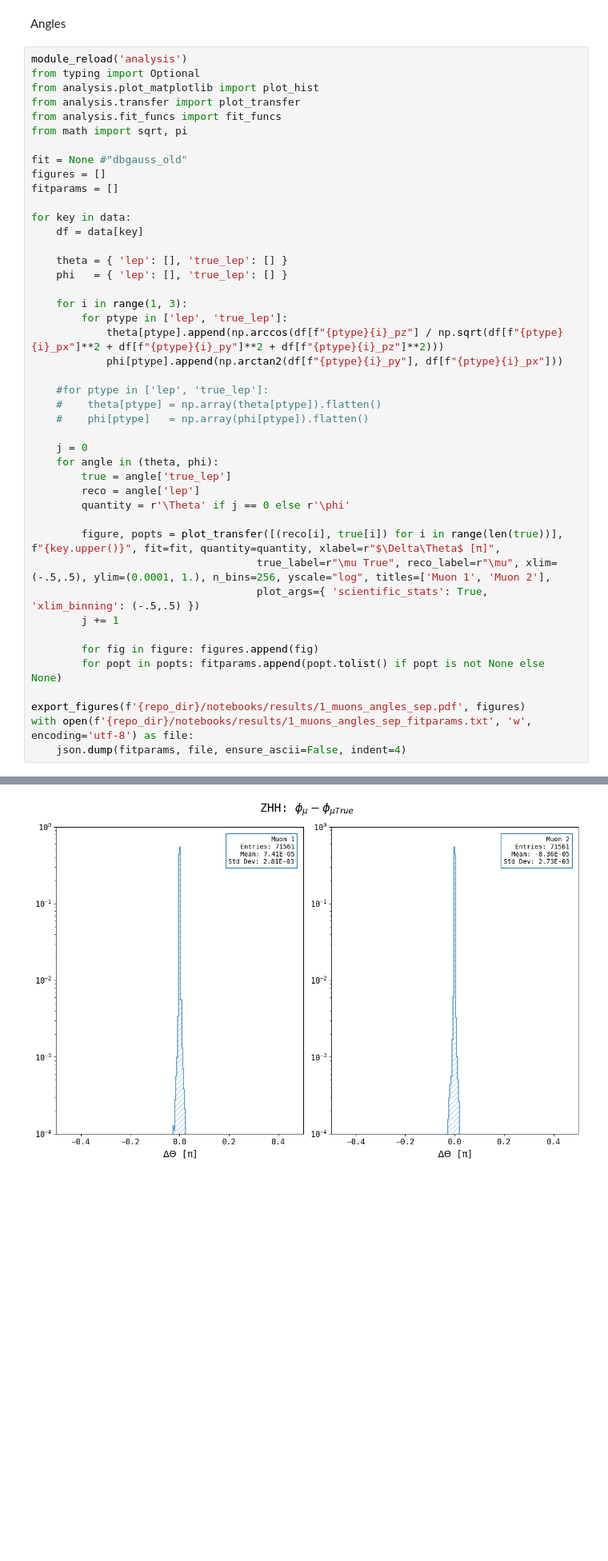
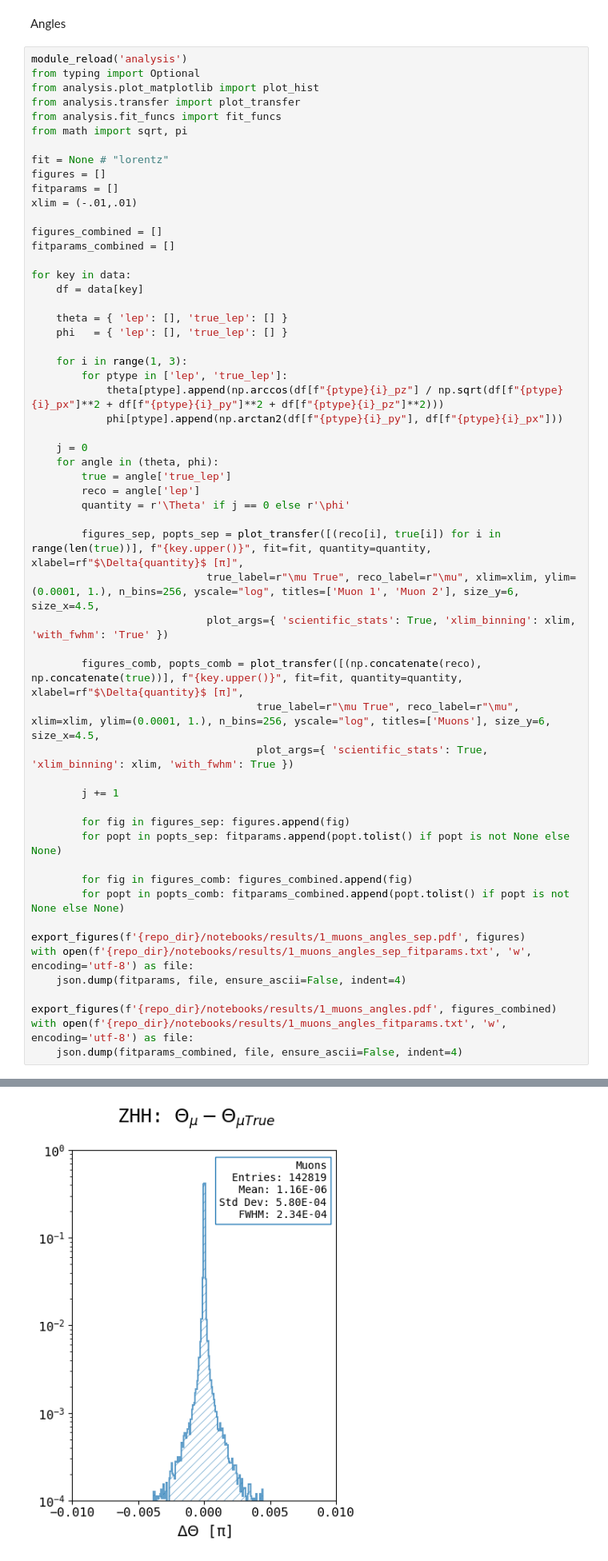
Before and after one commit to nVentis/MEM_HEP, a Jupyter notebook: notebooks/results/1_muon_transfer_functions.ipynb, the cells around one changed output, grey strips where cells are left out. Shown at 80% size. Cells and saved outputs as stored; diff of their text form; blank space fills up the shorter version.

```diff
--- a/notebooks/results/1_muon_transfer_functions.ipynb
+++ b/notebooks/results/1_muon_transfer_functions.ipynb
@@ -35,9 +35,13 @@ from analysis.transfer import plot_transfer
 from analysis.fit_funcs import fit_funcs
 from math import sqrt, pi
 
-fit = None #"dbgauss_old"
+fit = None # "lorentz"
 figures = []
 fitparams = []
+xlim = (-.01,.01)
+
+figures_combined = []
+fitparams_combined = []
 
 for key in data:
     df = data[key]
@@ -50,25 +54,33 @@ for key in data:
             theta[ptype].append(np.arccos(df[f"{ptype}{i}_pz"] / np.sqrt(df[f"{ptype}{i}_px"]**2 + df[f"{ptype}{i}_py"]**2 + df[f"{ptype}{i}_pz"]**2)))
             phi[ptype].append(np.arctan2(df[f"{ptype}{i}_py"], df[f"{ptype}{i}_px"]))
 
-    #for ptype in ['lep', 'true_lep']:
-    #    theta[ptype] = np.array(theta[ptype]).flatten()
-    #    phi[ptype]   = np.array(phi[ptype]).flatten()
-
     j = 0
     for angle in (theta, phi):
         true = angle['true_lep']
         reco = angle['lep']
         quantity = r'\Theta' if j == 0 else r'\phi'
 
-        figure, popts = plot_transfer([(reco[i], true[i]) for i in range(len(true))], f"{key.upper()}", fit=fit, quantity=quantity, xlabel=r"$\Delta\Theta$ [π]",
-                                    true_label=r"\mu True", reco_label=r"\mu", xlim=(-.5,.5), ylim=(0.0001, 1.), n_bins=256, yscale="log", titles=['Muon 1', 'Muon 2'],
-                                    plot_args={ 'scientific_stats': True, 'xlim_binning': (-.5,.5) })
+        figures_sep, popts_sep = plot_transfer([(reco[i], true[i]) for i in range(len(true))], f"{key.upper()}", fit=fit, quantity=quantity, xlabel=rf"$\Delta{quantity}$ [π]",
+                            true_label=r"\mu True", reco_label=r"\mu", xlim=xlim, ylim=(0.0001, 1.), n_bins=256, yscale="log", titles=['Muon 1', 'Muon 2'], size_y=6, size_x=4.5,
+                            plot_args={ 'scientific_stats': True, 'xlim_binning': xlim, 'with_fwhm': 'True' })
+
+        figures_comb, popts_comb = plot_transfer([(np.concatenate(reco), np.concatenate(true))], f"{key.upper()}", fit=fit, quantity=quantity, xlabel=rf"$\Delta{quantity}$ [π]",
+                                    true_label=r"\mu True", reco_label=r"\mu", xlim=xlim, ylim=(0.0001, 1.), n_bins=256, yscale="log", titles=['Muons'], size_y=6, size_x=4.5,
+                                    plot_args={ 'scientific_stats': True, 'xlim_binning': xlim, 'with_fwhm': True })
+
         j += 1
 
-        for fig in figure: figures.append(fig)
-        for popt in popts: fitparams.append(popt.tolist() if popt is not None else None)
+        for fig in figures_sep: figures.append(fig)
+        for popt in popts_sep: fitparams.append(popt.tolist() if popt is not None else None)
+
+        for fig in figures_comb: figures_combined.append(fig)
+        for popt in popts_comb: fitparams_combined.append(popt.tolist() if popt is not None else None)
 
 export_figures(f'{repo_dir}/notebooks/results/1_muons_angles_sep.pdf', figures)
 with open(f'{repo_dir}/notebooks/results/1_muons_angles_sep_fitparams.txt', 'w', encoding='utf-8') as file:
     json.dump(fitparams, file, ensure_ascii=False, indent=4)
+
+export_figures(f'{repo_dir}/notebooks/results/1_muons_angles.pdf', figures_combined)
+with open(f'{repo_dir}/notebooks/results/1_muons_angles_fitparams.txt', 'w', encoding='utf-8') as file:
+    json.dump(fitparams_combined, file, ensure_ascii=False, indent=4)
 # %% [output]
@@ -76 +88 @@ with open(f'{repo_dir}/notebooks/results/1_muons_angles_sep_fitparams.txt', 'w',
-[figure, old version]
+[figure, new version]
```
Also changed, not shown: parts of 7 cells of this notebook, 27 other files.
